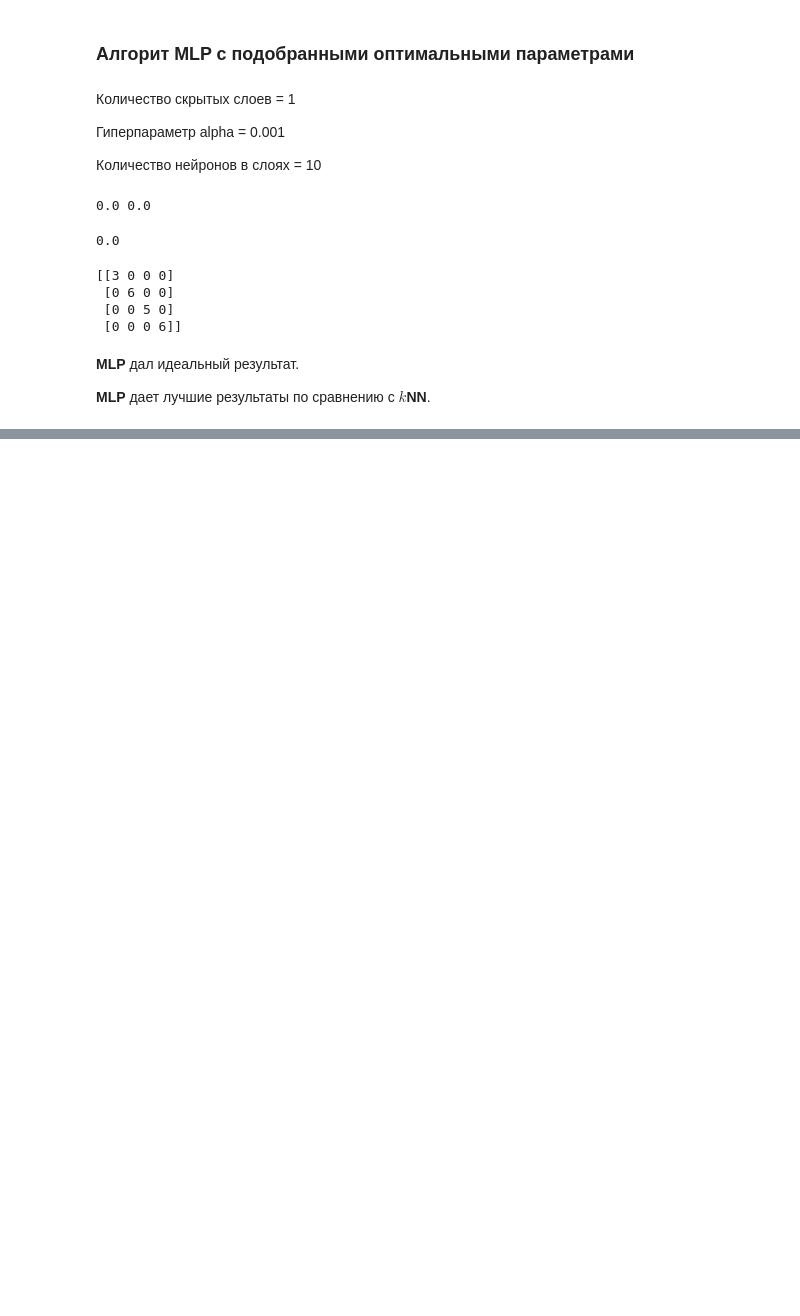
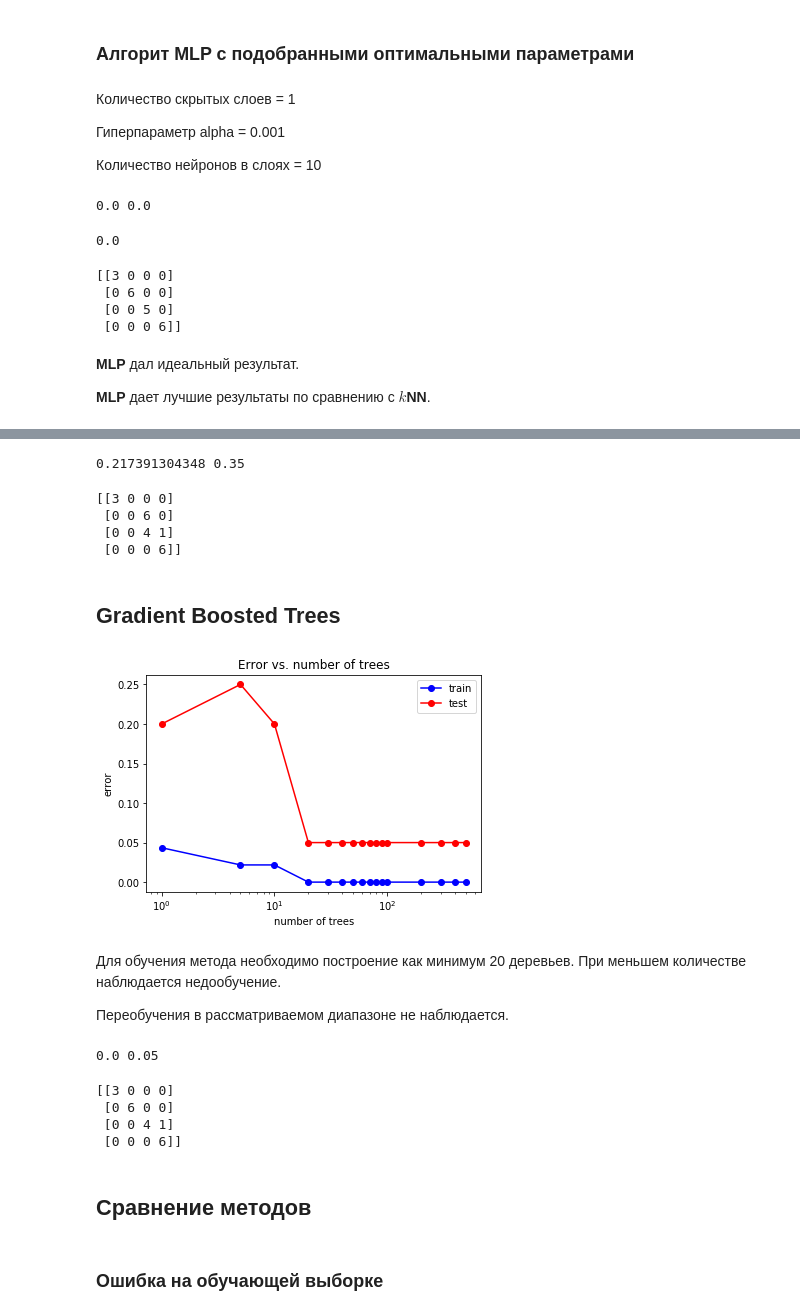
Before and after one commit to Shiryaeva-vera/SwedishCrimeStatistics, a Jupyter notebook: SwedishCrimeStatistics.ipynb, the cells around one changed output, grey strips where cells are left out. Cells and saved outputs as stored; diff of their text form; code cells hidden in the pictures; blank space fills up the shorter version.

```diff
--- a/SwedishCrimeStatistics.ipynb
+++ b/SwedishCrimeStatistics.ipynb
@@ -709,0 +840,48 @@ print(confusion_matrix(y_test, y_test_pred))
+# %%
+ada = AdaBoostClassifier(n_estimators = 5)
+ada.fit(X_train, y_train)
+
+y_train_pred = ada.predict(X_train)
+y_test_pred = ada.predict(X_test)
+# %%
+err_train = np.mean(y_train != y_train_pred)
+err_test  = np.mean(y_test  != y_test_pred)
+
+print(err_train, err_test)
+# %% [output]
+0.217391304348 0.35
+# %%
+print(confusion_matrix(y_test, y_test_pred))
+# %% [output]
+[[3 0 0 0]
+ [0 0 6 0]
+ [0 0 4 1]
+ [0 0 0 6]]
+# %% [markdown]
+## Gradient Boosted Trees
+# %%
+from sklearn.ensemble import GradientBoostingClassifier
+
+train_err = []
+test_err = []
+for trees in num_of_trees:
+    gbt = GradientBoostingClassifier(n_estimators = trees)
+    gbt.fit(X_train, y_train)
+    y_train_pred = gbt.predict(X_train)
+    y_test_pred = gbt.predict(X_test)
+    train_err.append(np.mean(y_train != y_train_pred))
+    test_err.append(np.mean(y_test  != y_test_pred))
+# %%
+plt.semilogx(num_of_trees, train_err, 'b-o', label = 'train')
+plt.semilogx(num_of_trees, test_err, 'r-o', label = 'test')
+plt.title('Error vs. number of trees')
+plt.xlabel('number of trees')
+plt.ylabel('error')
+plt.legend()
+pass
+# %% [output]
+[figure, added]
+# %% [markdown]
+Для обучения метода необходимо построение как минимум 20 деревьев. При меньшем количестве наблюдается недообучение.
+
+Переобучения в рассматриваемом диапазоне не наблюдается.
@@ -709,0 +894,18 @@ print(confusion_matrix(y_test, y_test_pred))
+# %%
+err_train = np.mean(y_train != y_train_pred)
+err_test  = np.mean(y_test  != y_test_pred)
+
+print(err_train, err_test)
+# %% [output]
+0.0 0.05
+# %%
+print(confusion_matrix(y_test, y_test_pred))
+# %% [output]
+[[3 0 0 0]
+ [0 6 0 0]
+ [0 0 4 1]
+ [0 0 0 6]]
+# %% [markdown]
+## Сравнение методов
+# %% [markdown]
+### Ошибка на обучающей выборке
```
Also changed, not shown: parts of 34 cells of this notebook.
